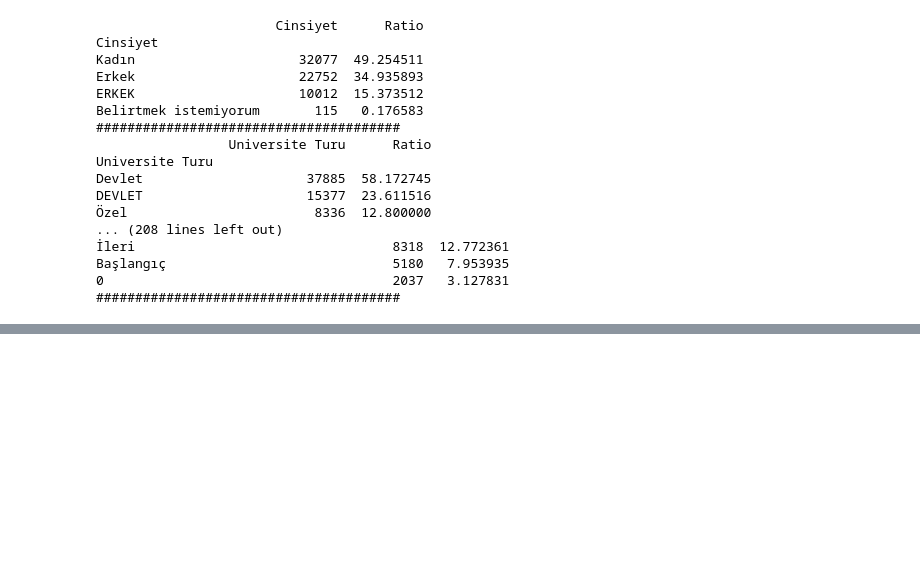
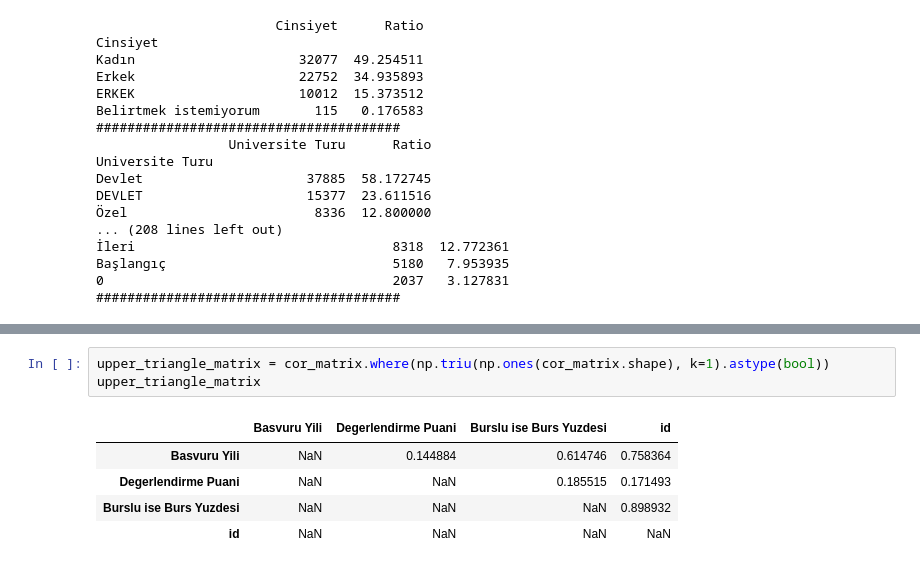
Before and after one commit to barisberisbek/BTK-Datathon-2024-TechtonicBits, a Jupyter notebook: DATASET_FikirEdinme.ipynb, the cells around one changed output, grey strips where cells are left out. Drawn from its saved outputs; the diff is of its cells as text; blank space fills up the shorter version.

```diff
--- a/DATASET_FikirEdinme.ipynb
+++ b/DATASET_FikirEdinme.ipynb
@@ -417,0 +429,9 @@ drop_list = high_correlated_cols(df, plot= True)
+# %%
+upper_triangle_matrix = cor_matrix.where(np.triu(np.ones(cor_matrix.shape), k=1).astype(bool))
+upper_triangle_matrix
+# %% [output]
+|  | Basvuru Yili | Degerlendirme Puani | Burslu ise Burs Yuzdesi | id |
+| Basvuru Yili | NaN | 0.144884 | 0.614746 | 0.758364 |
+| Degerlendirme Puani | NaN | NaN | 0.185515 | 0.171493 |
+| Burslu ise Burs Yuzdesi | NaN | NaN | NaN | 0.898932 |
+| id | NaN | NaN | NaN | NaN |
```
Also changed, not shown: parts of 5 cells of this notebook.
